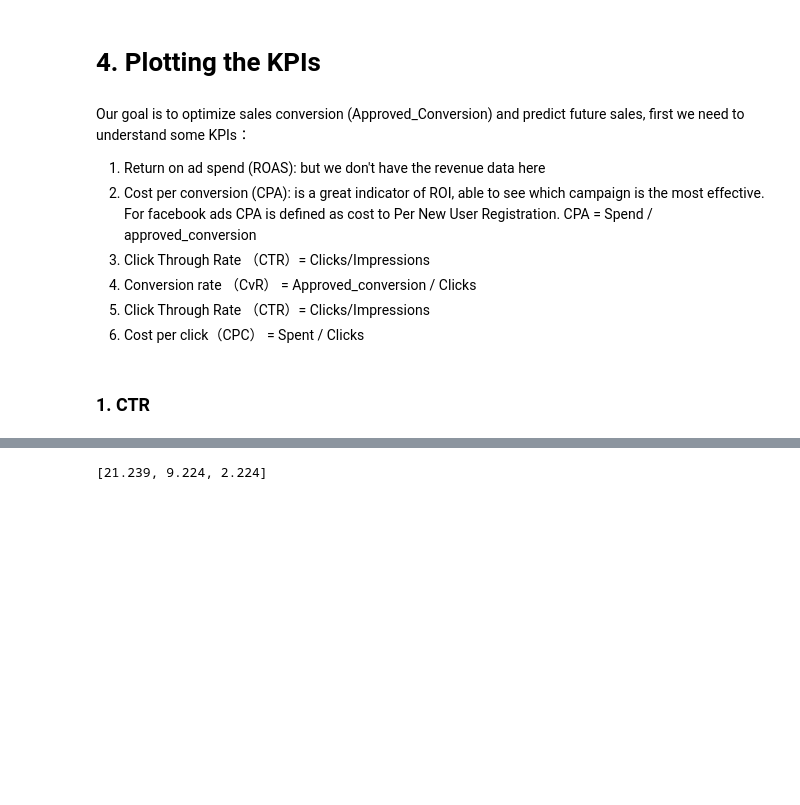
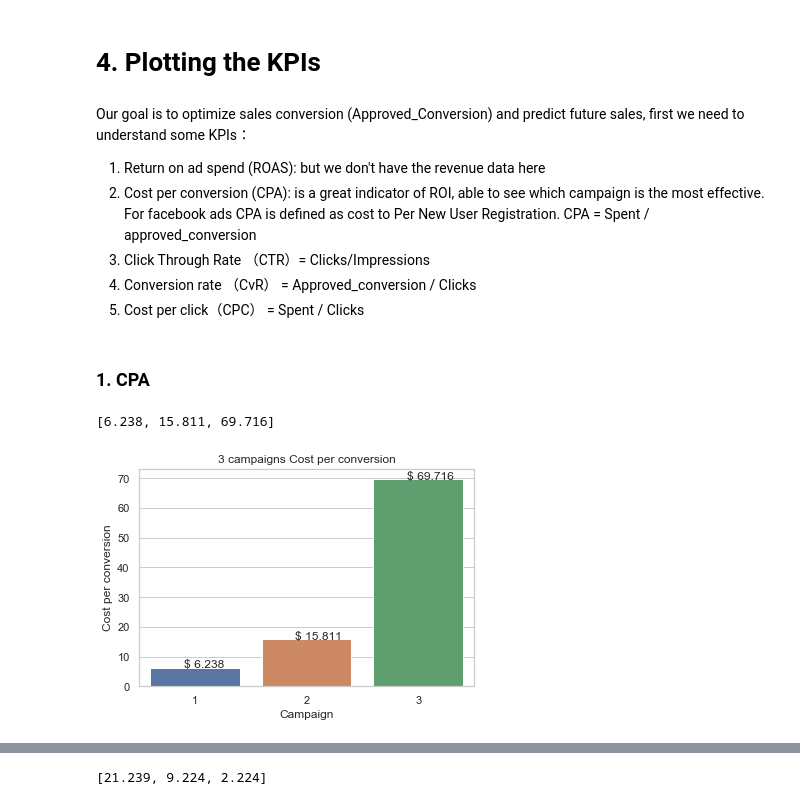
Before and after one commit to weekysui/Sales_conversion, a Jupyter notebook: Data Understanding.ipynb, the cells around one changed output, grey strips where cells are left out. Drawn from its saved outputs; the diff is of its cells as text; code cells hidden in the pictures; blank space fills up the shorter version.

```diff
--- a/Data Understanding.ipynb
+++ b/Data Understanding.ipynb
@@ -347,10 +348,29 @@ From the correlation heatmap, we can tell that the impressions, clicks and spent
 # %% [markdown]
 Our goal is to optimize sales conversion (Approved_Conversion) and predict future sales, first we need to understand some KPIs：
 1.	Return on ad spend (ROAS): but we don't have the revenue data here
-2.  Cost per conversion (CPA): is a great indicator of ROI, able to see which campaign is the most effective. For facebook ads CPA is defined as cost to Per New User Registration. CPA = Spend / approved_conversion
+2.  Cost per conversion (CPA): is a great indicator of ROI, able to see which campaign is the most effective. For facebook ads CPA is defined as cost to Per New User Registration. CPA = Spent / approved_conversion
 3.  Click Through Rate （CTR）= Clicks/Impressions
 4.	Conversion rate （CvR） = Approved_conversion / Clicks
-5.  Click Through Rate （CTR）= Clicks/Impressions
-6.	Cost per click（CPC） = Spent / Clicks
+5.	Cost per click（CPC） = Spent / Clicks
 # %% [markdown]
-### 1. CTR
+### 1. CPA
+# %%
+ads1 = sales[sales['xyz_campaign_id']==1]
+ads2 = sales[sales['xyz_campaign_id']==2]
+ads3 = sales[sales['xyz_campaign_id']==3]
+cc_1 = round(((ads1['Spent'].sum()/ads1['Approved_Conversion'].sum())),3)
+cc_2 = round(((ads2['Spent'].sum()/ads2['Approved_Conversion'].sum())),3)
+cc_3 = round(((ads3['Spent'].sum()/ads3['Approved_Conversion'].sum())),3)
+cc_total = [cc_1, cc_2, cc_3]
+x = [1, 2, 3]
+print(cc_total)
+plt.xlabel('Campaign')
+plt.ylabel("Cost per conversion")
+plt.title("3 campaigns Cost per conversion")
+ax_cc = sns.barplot(x = x, y = cc_total)
+# display horizon bar chart with value label
+for p in ax_cc.patches:
+    ax_cc.annotate('$ {:.3f}'.format(p.get_height()), (p.get_x()+0.3, p.get_height()))
+# %% [output]
+[6.238, 15.811, 69.716]
+[figure, added]
```
Also changed, not shown: parts of 31 cells of this notebook.
